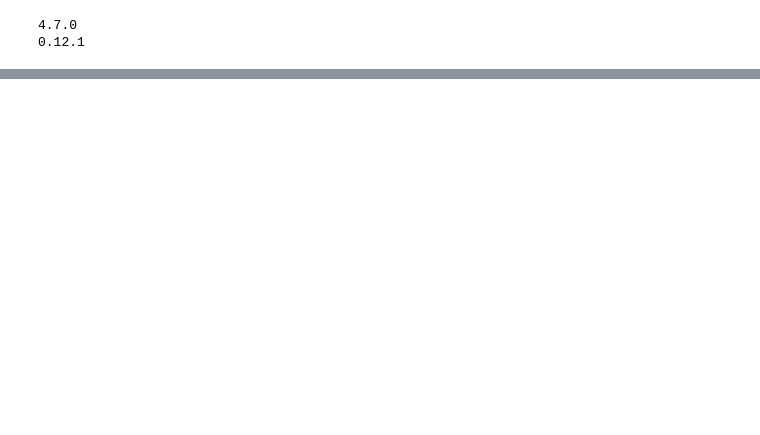
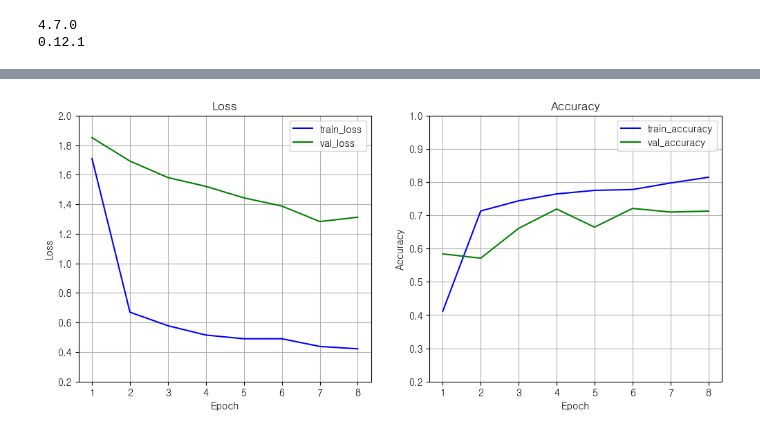
Before and after one commit to rainsky3840/Bootcamp_project, a Jupyter notebook: 김정환/p2_main.ipynb, the cells around one changed output, grey strips where cells are left out. Cells and saved outputs as stored; diff of their text form; code cells hidden in the pictures; blank space fills up the shorter version.

```diff
--- a/김정환/p2_main.ipynb
+++ b/김정환/p2_main.ipynb
@@ -34,7 +37,7 @@ print(sns.__version__)
 # %%
 #json, img 파일 제목 저장
 
-dir_1 = glob.glob('./1.Training/라벨링데이터/단일경구약제 5000종/*')
+dir_1 = glob.glob('./1.Training/라벨링데이터/단일경구약제_5000종/*')
 json_names = []
 for temp_dir in dir_1:
     json_names += glob.glob(temp_dir + '/*.*')
@@ -207,0 +344,18 @@ cnt_by_id.plot.bar()
+# %%
+model.compile(optimizer='adam',
+              loss='categorical_crossentropy',
+              metrics=['accuracy'])
+# %%
+from keras.callbacks import EarlyStopping
+early_stopping = EarlyStopping(patience = 4, verbose=1)
+
+# checkpointer1 = ModelCheckpoint('best_model1.h5'
+#                                 ,monitor='val_acc'
+#                                 ,verbose=1
+#                                 ,save_best_only=True
+#                                 ,save_weights_only=True)
+
+train_model1 = model.fit(X_train, y_train, epochs=8,
+                            validation_data=(X_val, y_val))
+
+# model.load_weights('best_model1.h5')
@@ -207,0 +386,27 @@ cnt_by_id.plot.bar()
+# %%
+loss = train_model1.history['loss']
+epochs = range(1, len(loss)+1)
+
+plt.figure(figsize=(12, 5))
+plt.subplot(1, 2, 1)
+plt.title('Loss')
+plt.plot(epochs, train_model1.history['loss'], 'b', label='train_loss')
+plt.plot(epochs, train_model1.history['val_loss'], 'g', label='val_loss')
+plt.ylim([0.2,2])
+plt.grid(True)
+plt.xlabel('Epoch')
+plt.ylabel('Loss')
+plt.legend(loc='best')
+
+plt.subplot(1, 2, 2)
+plt.title('Accuracy')
+plt.plot(epochs, train_model1.history['accuracy'], 'b', label='train_accuracy')
+plt.plot(epochs, train_model1.history['val_accuracy'], 'g', label='val_accuracy')
+plt.ylim([0.2,1])
+plt.grid(True)
+plt.xlabel('Epoch')
+plt.ylabel('Accuracy')
+plt.legend(loc='best')
+plt.show()
+# %% [output]
+[figure, added]
```
Also changed, not shown: parts of 21 cells of this notebook.
